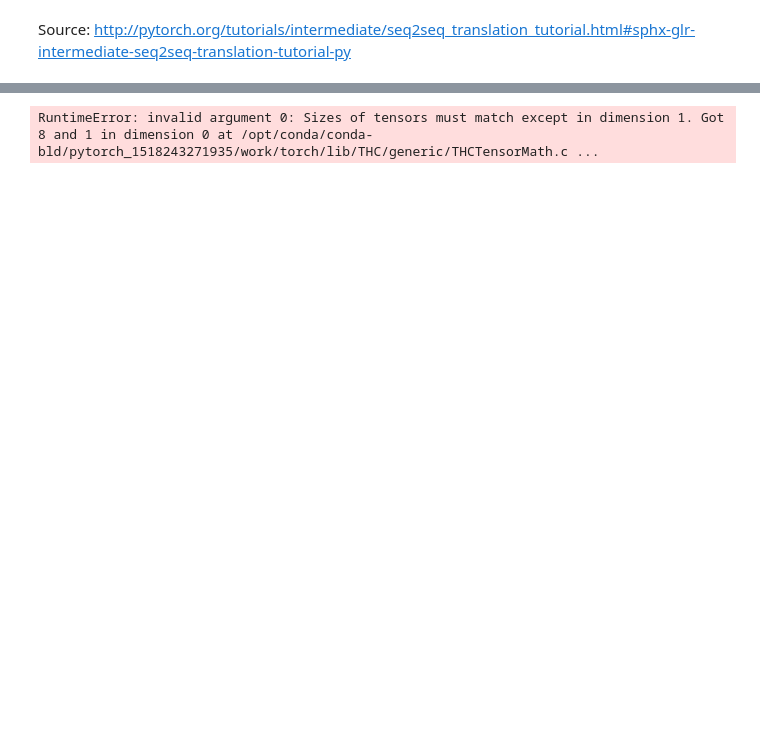
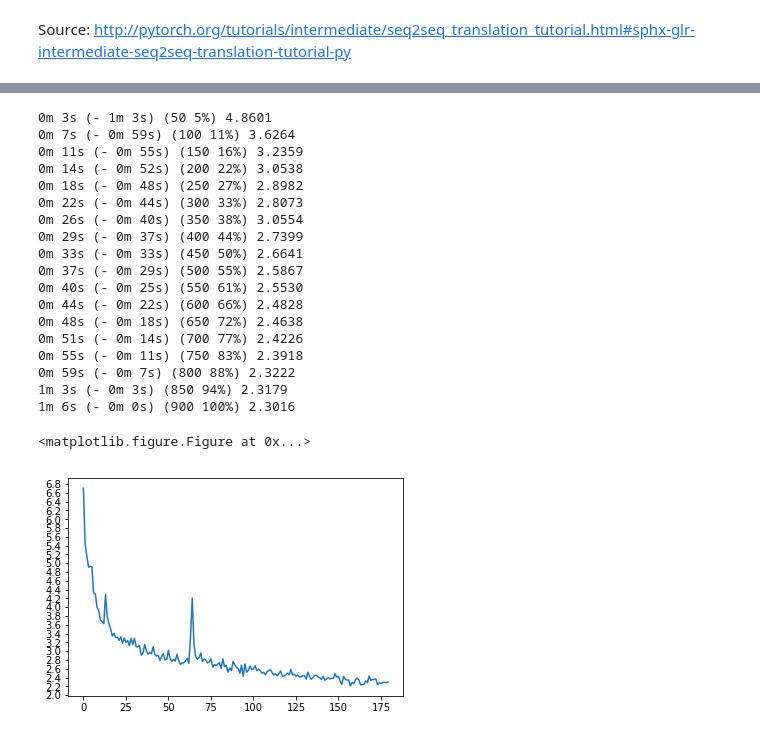
Before and after one commit to tfolkman/byu_econ_applied_machine_learning, a Jupyter notebook: lectures/In_Progress_Encoder_Decoder_Attention.ipynb, the cells around one changed output, grey strips where cells are left out. Drawn from its saved outputs; the diff is of its cells as text; code cells hidden in the pictures; blank space fills up the shorter version.

Commit message:
batch with attention working

```diff
--- a/lectures/In_Progress_Encoder_Decoder_Attention.ipynb
+++ b/lectures/In_Progress_Encoder_Decoder_Attention.ipynb
@@ -197,7 +198,7 @@ class AttnDecoderRNN(nn.Module):
 teacher_forcing_ratio = 0.5
 
 def train(input_variable, target_variable, encoder, decoder, encoder_optimizer,
-         decoder_optimizer, criterion, max_length=MAX_LENGTH):
+         decoder_optimizer, criterion, batch_size, max_length=MAX_LENGTH):
 
     encoder_hidden = encoder.initHidden()
     loss = 0
@@ -208,17 +209,17 @@ def train(input_variable, target_variable, encoder, decoder, encoder_optimizer,
     input_length = input_variable.size()[1]
     target_length = target_variable.size()[1]
 
-    encoder_outputs = Variable(torch.zeros((MAX_LENGTH, encoder.hidden_size)))
+    encoder_outputs = Variable(torch.zeros((batch_size, MAX_LENGTH, encoder.hidden_size)))
     encoder_outputs = encoder_outputs.cuda() if use_cuda else decoder_input
 
     # Here we are feeding in the english words to get the final hidden state
     # for the decoder
     for i in range(input_length):
         encoder_ouput, encoder_hidden = encoder.forward(input_variable[:,i,:], encoder_hidden)
-        encoder_outputs[i] = encoder_ouput[0][0]
+        encoder_outputs[:,i,:] = encoder_ouput[0]
 
     decoder_hidden = encoder_hidden
-    decoder_input = Variable(torch.LongTensor([[SOS_token]]))
+    decoder_input = Variable(torch.LongTensor([[SOS_token]]*batch_size))
     decoder_input = decoder_input.cuda() if use_cuda else decoder_input
 
     use_teacher_forcing = True if random.random() < teacher_forcing_ratio else False
@@ -232,22 +233,20 @@ def train(input_variable, target_variable, encoder, decoder, encoder_optimizer,
             decoder_output, decoder_hidden, attn_weights = decoder.forward(decoder_input,
                                                                            decoder_hidden,
                                                                           encoder_outputs)
-            loss += criterion(decoder_output, target_variable[i])
-            decoder_input = target_variable[i]
+
+            loss += criterion(decoder_output, target_variable[:,i,0])
+            decoder_input = target_variable[:,i,:]
 
     else:
         for i in range(target_length):
             decoder_output, decoder_hidden, attn_weights = decoder.forward(decoder_input,
                                                                            decoder_hidden,
                                                                            encoder_outputs)
-            loss += criterion(decoder_output, target_variable[i])
+            loss += criterion(decoder_output, target_variable[:,i,0])
             topv, topi = decoder_output.data.topk(1)
-            top_predicted = topi[0][0]
+            decoder_input = Variable(topi)
+            decoder_input = decoder_input.cuda() if use_cuda else decoder_input
 
-            decoder_input = Variable(torch.LongTensor([[top_predicted]]))
-            decoder_input = decoder_input.cuda() if use_cuda else decoder_input
-            if top_predicted == EOS_token:
-                break
 
     loss.backward()
 
@@ -286,8 +285,8 @@ def showPlot(points):
     ax.yaxis.set_major_locator(loc)
     plt.plot(points)
 # %%
-def trainIters(encoder, decoder, data_loader, epochs, print_every=1000, plot_every=100,
-               learning_rate=0.01):
+def trainIters(encoder, decoder, data_loader, epochs, batch_size, print_every=1000,
+               plot_every=100, learning_rate=0.01):
     start = time.time()
     plot_losses = []
     print_loss_total = 0
@@ -298,11 +297,13 @@ def trainIters(encoder, decoder, data_loader, epochs, print_every=1000, plot_eve
 
     criterion = nn.NLLLoss()
     iter = 1
+    n_iters = len(data_loader) * epochs
     for epoch in range(1, epochs + 1):
         for i_batch, sample_batched in enumerate(data_loader):
 
             loss = train(Variable(sample_batched[0]), Variable(sample_batched[1]), encoder,
-                         decoder, encoder_optimizer, decoder_optimizer, criterion)
+                         decoder, encoder_optimizer, decoder_optimizer, criterion,
+                        batch_size)
             print_loss_total += loss
             plot_loss_total += loss
 
@@ -354,21 +355,42 @@ class CustomDataset(Dataset):
     def __len__(self):
         return len(self.data)
 
-batch_size = 8
+batch_size = 256
 training_dataset = CustomDataset(pairs, input_lang, output_lang, MAX_LENGTH)
-training_dataloader = DataLoader(training_dataset, batch_size=batch_size, shuffle=True)
+training_dataloader = DataLoader(training_dataset, batch_size=batch_size, shuffle=True,
+                                drop_last=True)
 # %%
 hidden_size = 256
 encoder = EncoderRNN(input_lang.n_words, hidden_size, batch_size)
-decoder = AttnDecoderRNN(output_lang.n_words, hidden_size)
+decoder = AttnDecoderRNN(output_lang.n_words, hidden_size, batch_size)
 
 if use_cuda:
     encoder = encoder.cuda()
     decoder = decoder.cuda()
 
-trainIters(encoder, decoder, training_dataloader, 8, print_every=2500)
+trainIters(encoder, decoder, training_dataloader, 20, batch_size, print_every=50,
+          plot_every=5)
 # %% [output]
-RuntimeError: invalid argument 0: Sizes of tensors must match except in dimension 1. Got 8 and 1 in dimension 0 at /opt/conda/conda-bld/pytorch_1518243271935/work/torch/lib/THC/generic/THCTensorMath.c ...
+0m 3s (- 1m 3s) (50 5%) 4.8601
+0m 7s (- 0m 59s) (100 11%) 3.6264
+0m 11s (- 0m 55s) (150 16%) 3.2359
+0m 14s (- 0m 52s) (200 22%) 3.0538
+0m 18s (- 0m 48s) (250 27%) 2.8982
+0m 22s (- 0m 44s) (300 33%) 2.8073
+0m 26s (- 0m 40s) (350 38%) 3.0554
+0m 29s (- 0m 37s) (400 44%) 2.7399
+0m 33s (- 0m 33s) (450 50%) 2.6641
+0m 37s (- 0m 29s) (500 55%) 2.5867
+0m 40s (- 0m 25s) (550 61%) 2.5530
+0m 44s (- 0m 22s) (600 66%) 2.4828
+0m 48s (- 0m 18s) (650 72%) 2.4638
+0m 51s (- 0m 14s) (700 77%) 2.4226
+0m 55s (- 0m 11s) (750 83%) 2.3918
+0m 59s (- 0m 7s) (800 88%) 2.3222
+1m 3s (- 0m 3s) (850 94%) 2.3179
+1m 6s (- 0m 0s) (900 100%) 2.3016
+<matplotlib.figure.Figure at 0x...>
+[figure, added]
 # %%
 torch.save(encoder.state_dict(), "../models/attn_encoder.state")
 torch.save(decoder.state_dict(), "../models/attn_decoder.state")
```
Also changed, not shown: parts of 2 cells of this notebook.
